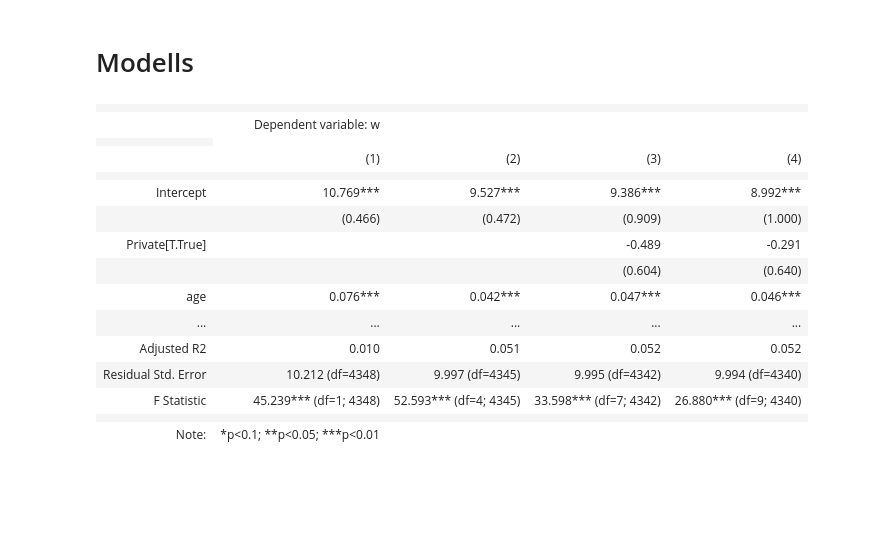
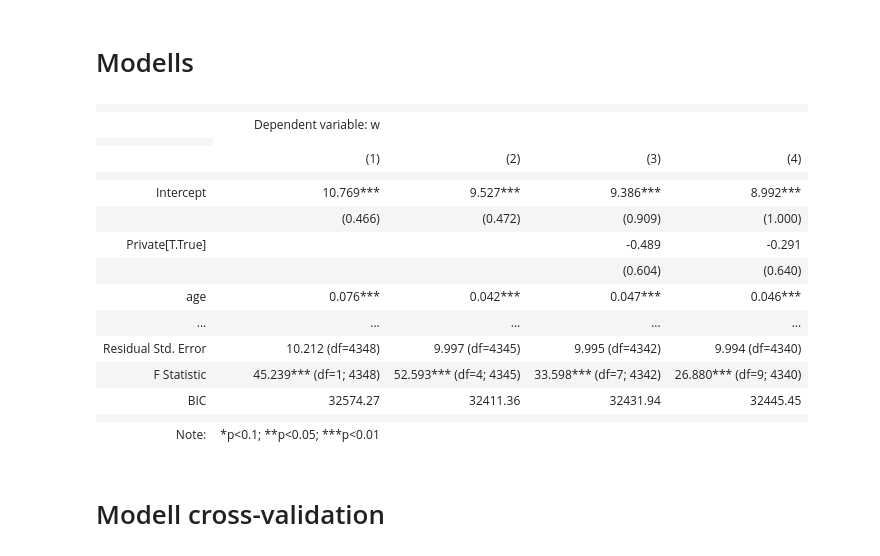
Before and after one commit to 00Dabide/DA3-Assignment-1, a Jupyter notebook: Assignment-1.ipynb, the cells around one changed output. Saved outputs shown, nothing was run; the diff lists cells and outputs as text; code cells hidden in the pictures; blank space fills up the shorter version.

Commit message:
add BIC and cross-validation

```diff
--- a/Assignment-1.ipynb
+++ b/Assignment-1.ipynb
@@ -48,7 +44,7 @@ data = data.loc[(data["occ2012"] >= 4300) & (data["occ2012"] <= 4650)]
 
 # Create male, wage, lnwage variables
 
-data["male"] = (data["sex"] == 1)
+data["sex"] = (data["sex"] == 1)
 data["w"] = data["earnwke"] / data["uhours"]
 data["lnw"] = np.log(data["w"])
 
@@ -162,31 +158,35 @@ data
 reg1 = smf.ols(formula="w~age", data=data).fit(cov_type = "HC1")
 
 # Model2:
-reg2 = smf.ols(formula="w~age+male+grade92+marital", data=data).fit(cov_type = "HC1")
+reg2 = smf.ols(formula="w~age+sex+grade92+marital", data=data).fit(cov_type = "HC1")
 
 # Model3:
-reg3 = smf.ols(formula="w~age+male+grade92+marital+race+ownchild+Private", data=data).fit(cov_type = "HC1")
+reg3 = smf.ols(formula="w~age+sex+grade92+marital+race+ownchild+Private", data=data).fit(cov_type = "HC1")
 
 # Model4:
-reg4 = smf.ols(formula="w~age+male+grade92+marital+race+ownchild+prcitshp+unionmme+Private", data=data).fit(cov_type = "HC1")
+reg4 = smf.ols(formula="w~age+sex+grade92+marital+race+ownchild+prcitshp+unionmme+Private", data=data).fit(cov_type = "HC1")
-# %%
-stargazer = Stargazer([reg1,reg2,reg3,reg4])
-
-stargazer
-# %% [output]
-|  |  |  |  |  |
-|  | Dependent variable: w |  |  |  |
-|  |
-|  | (1) | (2) | (3) | (4) |
-|  |  |  |  |  |
-| Intercept | 10.769*** | 9.527*** | 9.386*** | 8.992*** |
-|  | (0.466) | (0.472) | (0.909) | (1.000) |
-| Private[T.True] |  |  | -0.489 | -0.291 |
-|  |  |  | (0.604) | (0.640) |
-| age | 0.076*** | 0.042*** | 0.047*** | 0.046*** |
-| ... | ... | ... | ... | ... |
-| Adjusted R2 | 0.010 | 0.051 | 0.052 | 0.052 |
-| Residual Std. Error | 10.212 (df=4348) | 9.997 (df=4345) | 9.995 (df=4342) | 9.994 (df=4340) |
-| F Statistic | 45.239*** (df=1; 4348) | 52.593*** (df=4; 4345) | 33.598*** (df=7; 4342) | 26.880*** (df=9; 4340) |
-|  |  |  |  |  |
-| Note: | *p<0.1; **p<0.05; ***p<0.01 |  |  |  |
+# %%
+bic = [round(x.bic, 2) for x in [reg1,reg2,reg3,reg4]]
+sg = stargazer.Stargazer([reg1,reg2,reg3,reg4])
+sg.add_line('BIC', bic, location=stargazer.LineLocation.FOOTER_BOTTOM)
+
+sg
+# %% [output]
+|  |  |  |  |  |
+|  | Dependent variable: w |  |  |  |
+|  |
+|  | (1) | (2) | (3) | (4) |
+|  |  |  |  |  |
+| Intercept | 10.769*** | 9.527*** | 9.386*** | 8.992*** |
+|  | (0.466) | (0.472) | (0.909) | (1.000) |
+| Private[T.True] |  |  | -0.489 | -0.291 |
+|  |  |  | (0.604) | (0.640) |
+| age | 0.076*** | 0.042*** | 0.047*** | 0.046*** |
+| ... | ... | ... | ... | ... |
+| Residual Std. Error | 10.212 (df=4348) | 9.997 (df=4345) | 9.995 (df=4342) | 9.994 (df=4340) |
+| F Statistic | 45.239*** (df=1; 4348) | 52.593*** (df=4; 4345) | 33.598*** (df=7; 4342) | 26.880*** (df=9; 4340) |
+| BIC | 32574.27 | 32411.36 | 32431.94 | 32445.45 |
+|  |  |  |  |  |
+| Note: | *p<0.1; **p<0.05; ***p<0.01 |  |  |  |
+# %% [markdown]
+# Modell cross-validation
```
Also changed, not shown: parts of 7 cells of this notebook.
